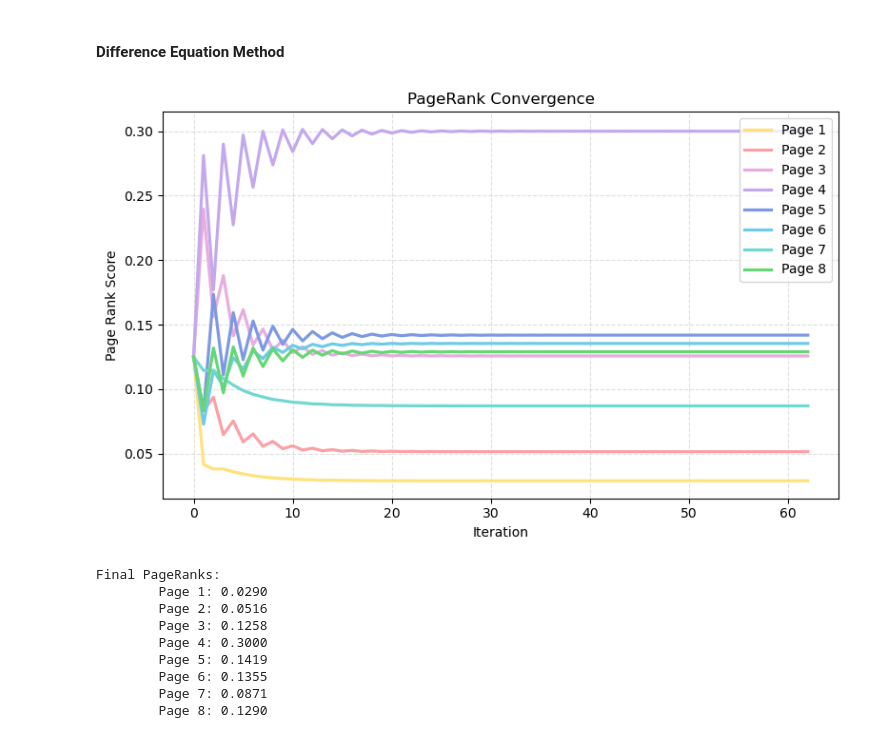
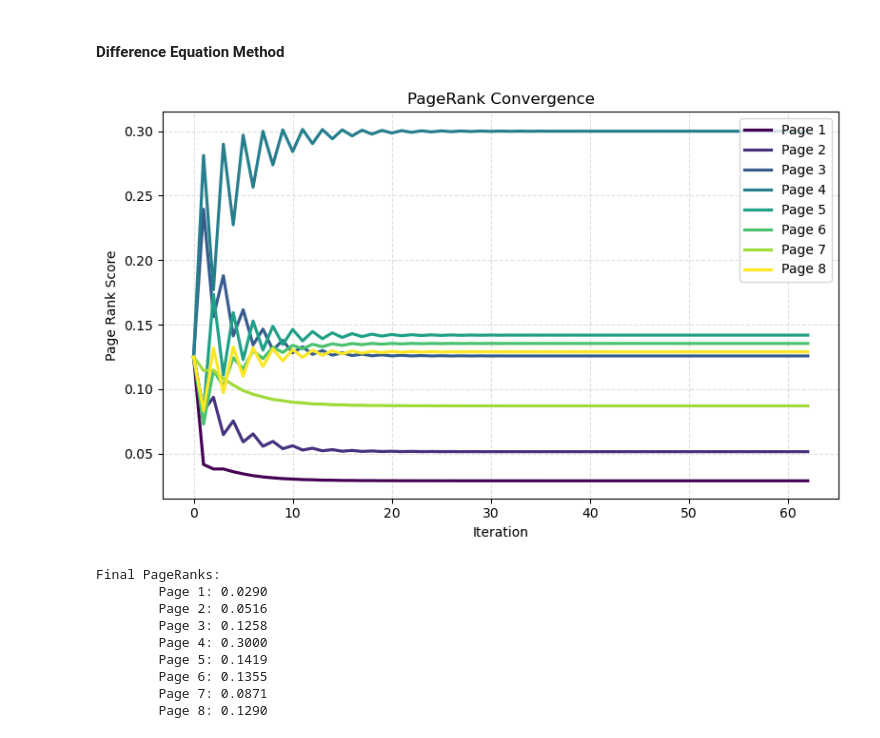
Before and after one commit to lilyminguyen/CS-323E-Projects, a Jupyter notebook: P3 - Google Page Rank/P3.ipynb, the cells around one changed output. Cells and saved outputs as stored; diff of their text form; code cells hidden in the pictures.

Commit message:
changed colors

```diff
--- a/P3 - Google Page Rank/P3.ipynb
+++ b/P3 - Google Page Rank/P3.ipynb
@@ -176,36 +176,38 @@ n = H.shape[0]
 x = np.ones(n) / n
 
 # for plotting rank evolution
 hist = [x.copy()]
 tol = 1e-6
 
 # iter
 while True:
     x_new = H @ x
     hist.append(x_new.copy())
 
     # stop when converged
     if np.linalg.norm(x_new - x, ord=1) < tol:
         break
 
     x = x_new
 
 hist = np.array(hist)
 
-cute_colors=["#ffe278", "#fca0a6", "#e8addd", "#c3a8ee", "#7d99e6", "#6ecae9", "#71d8cf", "#65d774"]
+cmap = plt.colormaps['viridis']
+colors = cmap(np.linspace(0, 1, n))
+# cute_colors=["#ffe278", "#fca0a6", "#e8addd", "#c3a8ee", "#7d99e6", "#6ecae9", "#71d8cf", "#65d774"]
 plt.figure(figsize=(8,5))
 for i in range(n):
-    plt.plot(hist[:,i], label=f'Page {i+1}', color=cute_colors[i], linewidth=2.3)
+    plt.plot(hist[:,i], label=f'Page {i+1}', color=colors[i], linewidth=2.3)
 plt.xlabel('Iteration')
 plt.ylabel('Page Rank Score')
 plt.title('PageRank Convergence')
 plt.grid(alpha=0.4, linestyle='--')
 plt.tight_layout()
 plt.legend()
 plt.savefig('convergence2.png')
 plt.show()
 # %% [output]
-[figure, old version]
+[figure, new version]
 # %%
 # final pageranks
 print('Final PageRanks:')
```
Also changed, not shown: 2 other files.
